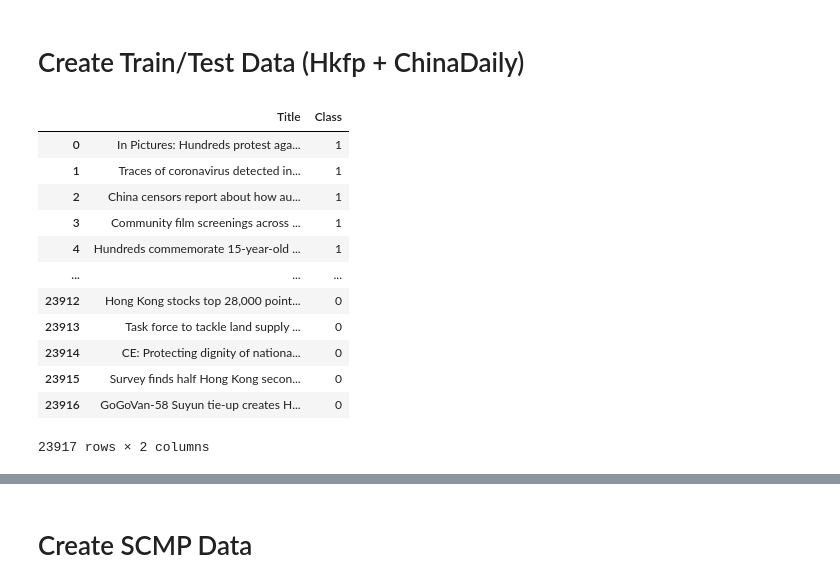
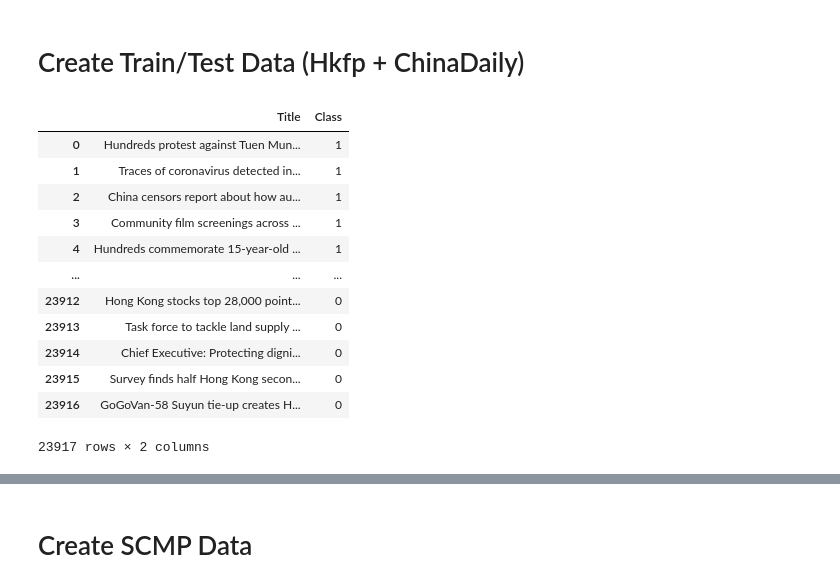
Before and after one commit to jasenlo123/Capstone_Jasen, a Jupyter notebook: Full Data/Notebook/Full Data.ipynb, the cells around one changed output, grey strips where cells are left out. Drawn from its saved outputs; the diff is of its cells as text; code cells hidden in the pictures.

```diff
--- a/Full Data/Notebook/Full Data.ipynb
+++ b/Full Data/Notebook/Full Data.ipynb
@@ -12,8 +12,8 @@ with open('../../ChinaDaily/Pickles/ChinaDailyDF.pkl', 'rb') as f:
 
 ChinaDailyDf = ChinaDailyDf.dropna()
 ChinaDailyDf = ChinaDailyDf.drop_duplicates()
-#ChinaDailyDf['Title']  = ChinaDailyDf['Title'] + ". " + ChinaDailyDf['Summary']
-ChinaDailyDf['Title']  = ChinaDailyDf['Title']
+ChinaDailyDf['Title']  = ChinaDailyDf['Title'] + ", " + ChinaDailyDf['Summary']
+#ChinaDailyDf['Title']  = ChinaDailyDf['Summary']
 
 ChinaDailyDf = ChinaDailyDf.drop(['Date','Summary','Link'], 1)
 
@@ -32,19 +32,21 @@ FullDf = FullDf.reset_index(drop=True)
 # %%
 #clean standardise
 FullDf['Title'] = FullDf['Title'].replace({'gov’t': 'government'}, regex=True)
 FullDf['Title'] = FullDf['Title'].replace({'govt': 'government'}, regex=True)
 FullDf['Title'] = FullDf['Title'].replace({'HK': 'Hong Kong'}, regex=True)
 FullDf['Title'] = FullDf['Title'].replace({'CE': 'Chief Executive'}, regex=True)
 FullDf['Title'] = FullDf['Title'].replace({'In Pictures:': ''}, regex=True)
 FullDf['Title'] = FullDf['Title'].replace({'Interview: ': ''}, regex=True)
 FullDf['Title'] = FullDf['Title'].replace({'Hong KongFP Lens: ': ''}, regex=True)
 FullDf['Title'] = FullDf['Title'].replace({'Video: ': ''}, regex=True)
+FullDf['Title'] = FullDf['Title'].replace({'dept.: ': 'department'}, regex=True)
+
 
 
 FullDf
 # %% [output]
 |  | Title | Class |
-| 0 | In Pictures: Hundreds protest aga... | 1 |
+| 0 | Hundreds protest against Tuen Mun... | 1 |
 | 1 | Traces of coronavirus detected in... | 1 |
 | 2 | China censors report about how au... | 1 |
 | 3 | Community film screenings across ... | 1 |
@@ -52,7 +54,7 @@ FullDf
 | ... | ... | ... |
 | 23912 | Hong Kong stocks top 28,000 point... | 0 |
 | 23913 | Task force to tackle land supply ... | 0 |
-| 23914 | CE: Protecting dignity of nationa... | 0 |
+| 23914 | Chief Executive: Protecting digni... | 0 |
 | 23915 | Survey finds half Hong Kong secon... | 0 |
 | 23916 | GoGoVan-58 Suyun tie-up creates H... | 0 |
 23917 rows × 2 columns
```
Also changed, not shown: parts of 2 cells of this notebook, 3 other files.
